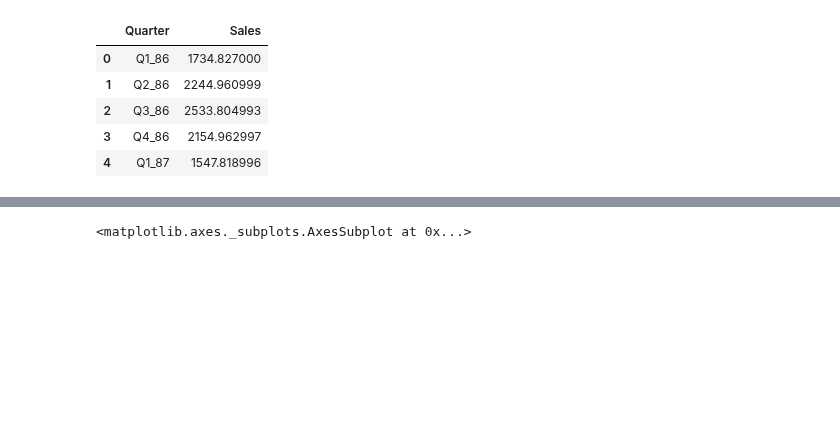
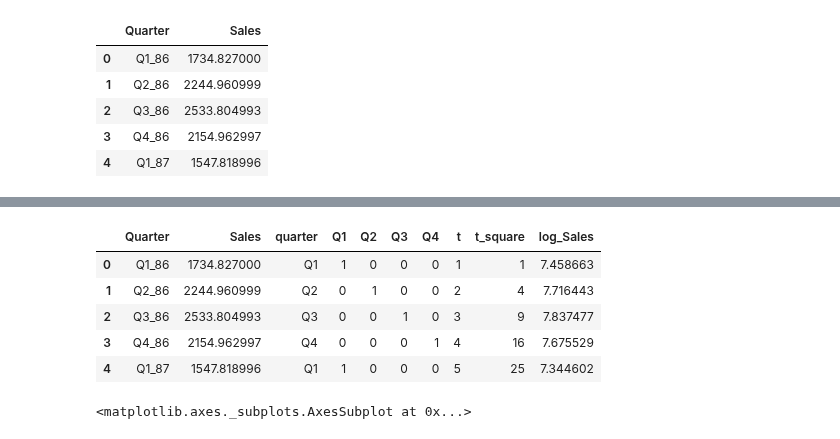
Before and after one commit to Bhavin52/Assignment, a Jupyter notebook: forcasting_Q1.ipynb, the cells around one changed output, grey strips where cells are left out. Drawn from its saved outputs; the diff is of its cells as text; code cells hidden in the pictures; blank space fills up the shorter version.

```diff
--- a/forcasting_Q1.ipynb
+++ b/forcasting_Q1.ipynb
@@ -56,3 +102,12 @@ coco['t_square']=coco['t']*coco['t']
 # %%
 log_Sales=np.log(coco['Sales'])
 coco['log_Sales']=log_Sales
+# %%
+coco.head()
+# %% [output]
+|  | Quarter | Sales | quarter | Q1 | Q2 | Q3 | Q4 | t | t_square | log_Sales |
+| 0 | Q1_86 | 1734.827000 | Q1 | 1 | 0 | 0 | 0 | 1 | 1 | 7.458663 |
+| 1 | Q2_86 | 2244.960999 | Q2 | 0 | 1 | 0 | 0 | 2 | 4 | 7.716443 |
+| 2 | Q3_86 | 2533.804993 | Q3 | 0 | 0 | 1 | 0 | 3 | 9 | 7.837477 |
+| 3 | Q4_86 | 2154.962997 | Q4 | 0 | 0 | 0 | 1 | 4 | 16 | 7.675529 |
+| 4 | Q1_87 | 1547.818996 | Q1 | 1 | 0 | 0 | 0 | 5 | 25 | 7.344602 |
```
Also changed, not shown: parts of 4 cells of this notebook.
